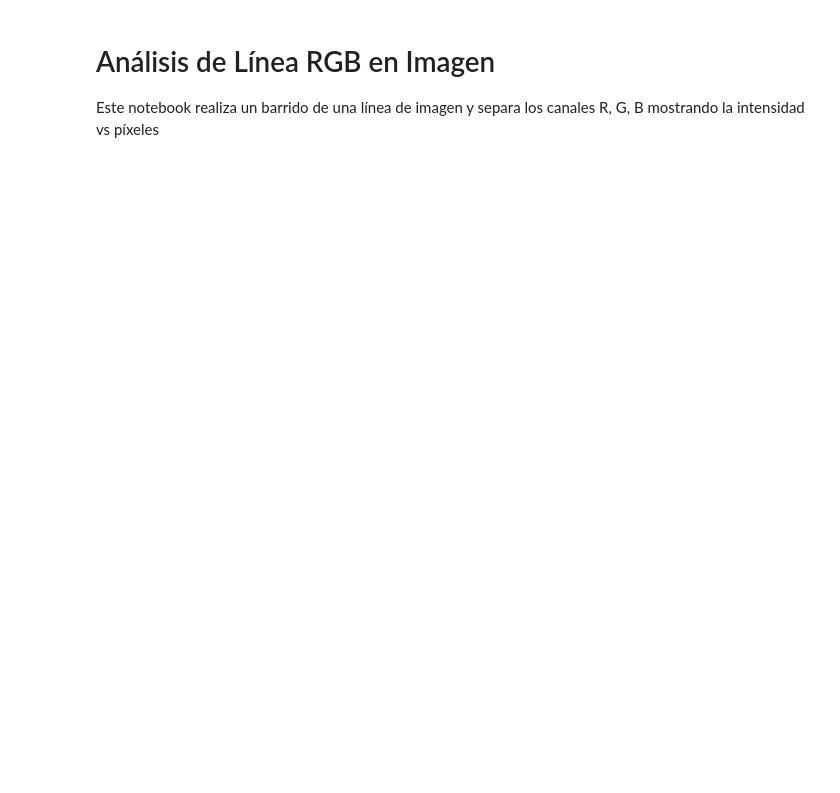
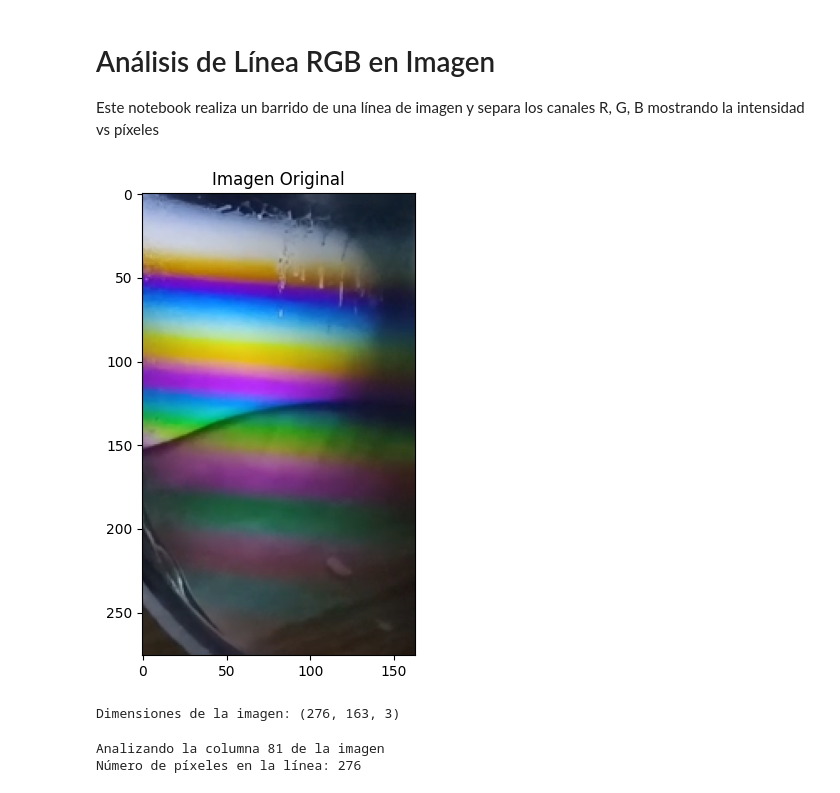
Before and after one commit to jazoro911/RGB-analisis, a Jupyter notebook: Trabajos/analisis_linea_rgb.ipynb, the cells around one changed output. Cells and saved outputs as stored; diff of their text form; code cells hidden in the pictures; blank space fills up the shorter version.

```diff
--- a/Trabajos/analisis_linea_rgb.ipynb
+++ b/Trabajos/analisis_linea_rgb.ipynb
@@ -9,43 +9,45 @@ import cv2
 # %%
 # Cargar la imagen
 # Opción 1: Usar una imagen de ejemplo
-# imagen_path = 'tu_imagen.jpg'
+imagen_path = 'patron.PNG'
 
 # Opción 2: Crear una imagen de prueba con gradientes de colores
 # Crear imagen de prueba
 ancho, alto = 800, 600
 imagen_test = np.zeros((alto, ancho, 3), dtype=np.uint8)
 
 # Gradiente rojo
 imagen_test[:, :267, 0] = np.linspace(0, 255, 267).astype(np.uint8)
 # Gradiente verde
 imagen_test[:, 267:534, 1] = np.linspace(0, 255, 267).astype(np.uint8)
 # Gradiente azul
 imagen_test[:, 534:, 2] = np.linspace(0, 255, 266).astype(np.uint8)
 
 # Si tienes tu propia imagen, descomenta esto:
-# imagen = cv2.imread(imagen_path)
-# imagen = cv2.cvtColor(imagen, cv2.COLOR_BGR2RGB)
+imagen = cv2.imread(imagen_path)
+imagen = cv2.cvtColor(imagen, cv2.COLOR_BGR2RGB)
 
-imagen = imagen_test
+#imagen = imagen_test
 
 # Mostrar la imagen
 plt.figure(figsize=(12, 6))
 plt.imshow(imagen)
 plt.title('Imagen Original')
 plt.axis('on')
 plt.show()
 
 print(f"Dimensiones de la imagen: {imagen.shape}")
+# %% [output]
+[figure, added]
+Dimensiones de la imagen: (276, 163, 3)
 # %%
-# Seleccionar la línea a analizar (fila de la imagen)
-# Puedes cambiar este valor para analizar diferentes líneas
-fila = imagen.shape[0] // 2  # Línea central de la imagen
+# Seleccionar la columna vertical central
+fila = imagen.shape[1] // 2  # Columna central de la imagen
 
-print(f"Analizando la fila {fila} de la imagen")
+print(f"Analizando la columna {fila} de la imagen")
 
-# Extraer la línea
-linea = imagen[fila, :, :]
+# Extraer la línea VERTICAL
+linea = imagen[:, fila, :]
 
 # Separar los canales R, G, B
 canal_rojo = linea[:, 0]
@@ -56,5 +58,8 @@ canal_azul = linea[:, 2]
 pixeles = np.arange(len(canal_rojo))
 
 print(f"Número de píxeles en la línea: {len(pixeles)}")
+# %% [output]
+Analizando la columna 81 de la imagen
+Número de píxeles en la línea: 276
 # %%
 # Mostrar la imagen con la línea seleccionada marcada
```
Also changed, not shown: parts of 4 cells of this notebook, 1 other file.
